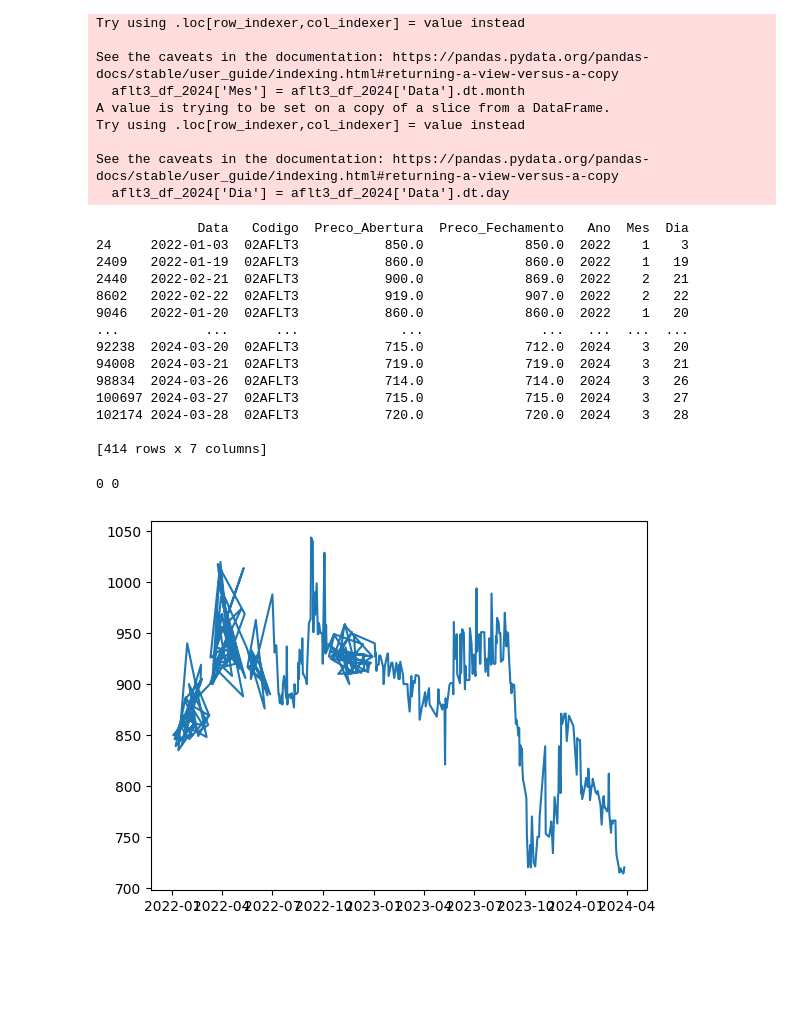
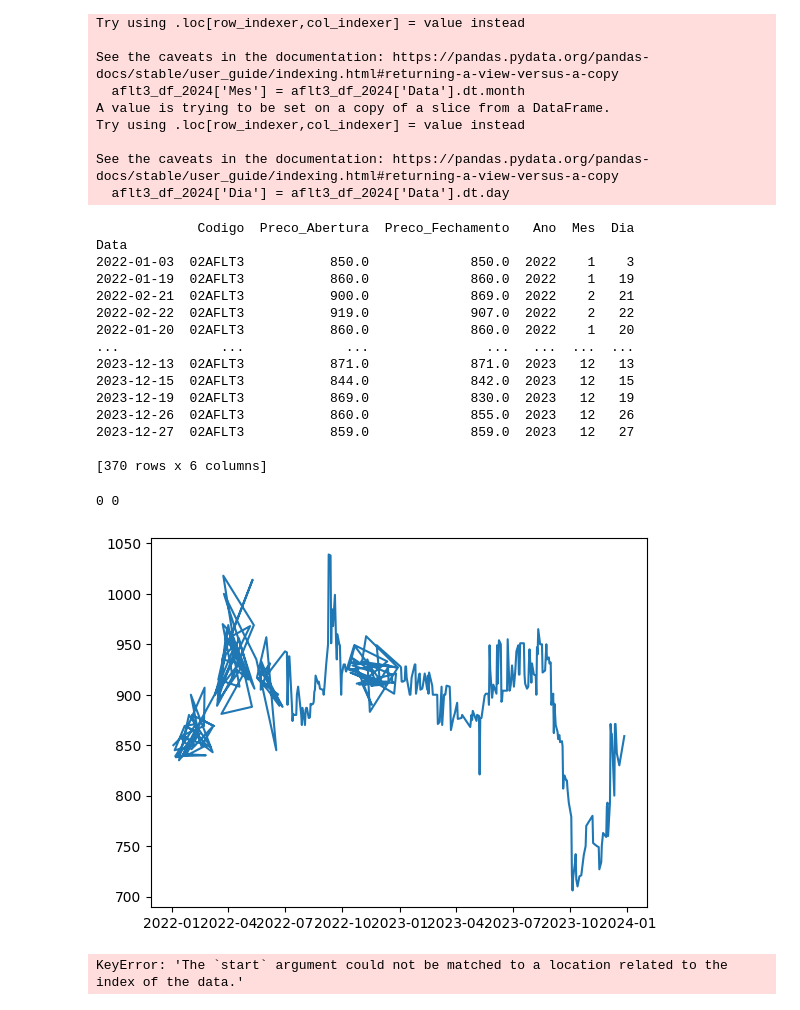
Before and after one commit to olzmooraes/dataScience, a Jupyter notebook: previsao/index.ipynb, the cells around one changed output. Saved outputs shown, nothing was run; the diff lists cells and outputs as text; code cells hidden in the pictures; blank space fills up the shorter version.

Commit message:
Codigo a analisar mais detalhadamente

```diff
--- a/previsao/index.ipynb
+++ b/previsao/index.ipynb
@@ -196,29 +197,25 @@ Try using .loc[row_indexer,col_indexer] = value instead
 See the caveats in the documentation: https://pandas.pydata.org/pandas-docs/stable/user_guide/indexing.html#returning-a-view-versus-a-copy
   aflt3_df_2024['Dia'] = aflt3_df_2024['Data'].dt.day
 # %%
-df_unificado = pd.concat([aflt3_df_2022, aflt3_df_2023, aflt3_df_2024], axis=0)
-
+df_unificado = pd.concat([aflt3_df_2022, aflt3_df_2023], axis=0)
+df_unificado = df_unificado.set_index('Data')
 print(df_unificado)
 # %% [output]
-             Data   Codigo  Preco_Abertura  Preco_Fechamento   Ano  Mes  Dia
-24     2022-01-03  02AFLT3           850.0             850.0  2022    1    3
-2409   2022-01-19  02AFLT3           860.0             860.0  2022    1   19
-2440   2022-02-21  02AFLT3           900.0             869.0  2022    2   21
-8602   2022-02-22  02AFLT3           919.0             907.0  2022    2   22
-9046   2022-01-20  02AFLT3           860.0             860.0  2022    1   20
-...           ...      ...             ...               ...   ...  ...  ...
-92238  2024-03-20  02AFLT3           715.0             712.0  2024    3   20
-94008  2024-03-21  02AFLT3           719.0             719.0  2024    3   21
-98834  2024-03-26  02AFLT3           714.0             714.0  2024    3   26
-100697 2024-03-27  02AFLT3           715.0             715.0  2024    3   27
-102174 2024-03-28  02AFLT3           720.0             720.0  2024    3   28
+             Codigo  Preco_Abertura  Preco_Fechamento   Ano  Mes  Dia
+Data
+2022-01-03  02AFLT3           850.0             850.0  2022    1    3
+2022-01-19  02AFLT3           860.0             860.0  2022    1   19
+2022-02-21  02AFLT3           900.0             869.0  2022    2   21
+2022-02-22  02AFLT3           919.0             907.0  2022    2   22
+2022-01-20  02AFLT3           860.0             860.0  2022    1   20
+...             ...             ...               ...   ...  ...  ...
+2023-12-13  02AFLT3           871.0             871.0  2023   12   13
+2023-12-15  02AFLT3           844.0             842.0  2023   12   15
+2023-12-19  02AFLT3           869.0             830.0  2023   12   19
+2023-12-26  02AFLT3           860.0             855.0  2023   12   26
+2023-12-27  02AFLT3           859.0             859.0  2023   12   27
 
-[414 rows x 7 columns]
+[370 rows x 6 columns]
-# %%
-
-df_unificado = df_unificado.drop(columns=['Codigo'])
-# %%
-df_unificado = df_unificado.drop_duplicates()
 # %%
 total_na = df_unificado.isnull().sum().sum()
 total_unknown = df_unificado.eq('Unknown').sum().sum()
@@ -226,9 +223,37 @@ print(total_na, total_unknown)
 # %% [output]
 0 0
 # %%
-plt.plot(df_unificado['Preco_Abertura'])
+
+plt.plot(df_unificado['Preco_Fechamento'])
 plt.show()
+
+# print(df_unificado)
 # %% [output]
-[figure, old version]
+[figure, new version]
+# %%
+p = 1
+d = 1
+q = 1
+
+start_date = pd.to_datetime('2022-01-03')
+end_date = pd.to_datetime('2023-12-27')
+forecast_start_date = pd.to_datetime('2024-01-02')
+
+forecast_end_date = pd.to_datetime('2024-03-28')
+
+training_data = df_unificado[start_date:end_date]['Preco_Fechamento']
+
+model = ARIMA(training_data, order=(p, d, q))
+
+model_fit = model.fit()
+
+forecast = model_fit.predict(start=forecast_start_date, end=forecast_end_date)
+
+combined_data = pd.concat([df_unificado['Preco_Fechamento'], forecast], axis=0)
+combined_data.plot(figsize=(10, 6))
+
+plt.show()
+# %% [output]
+KeyError: 'The `start` argument could not be matched to a location related to the index of the data.'
 # %%
 # sem suavisação
```
Also changed, not shown: parts of 11 cells of this notebook.
